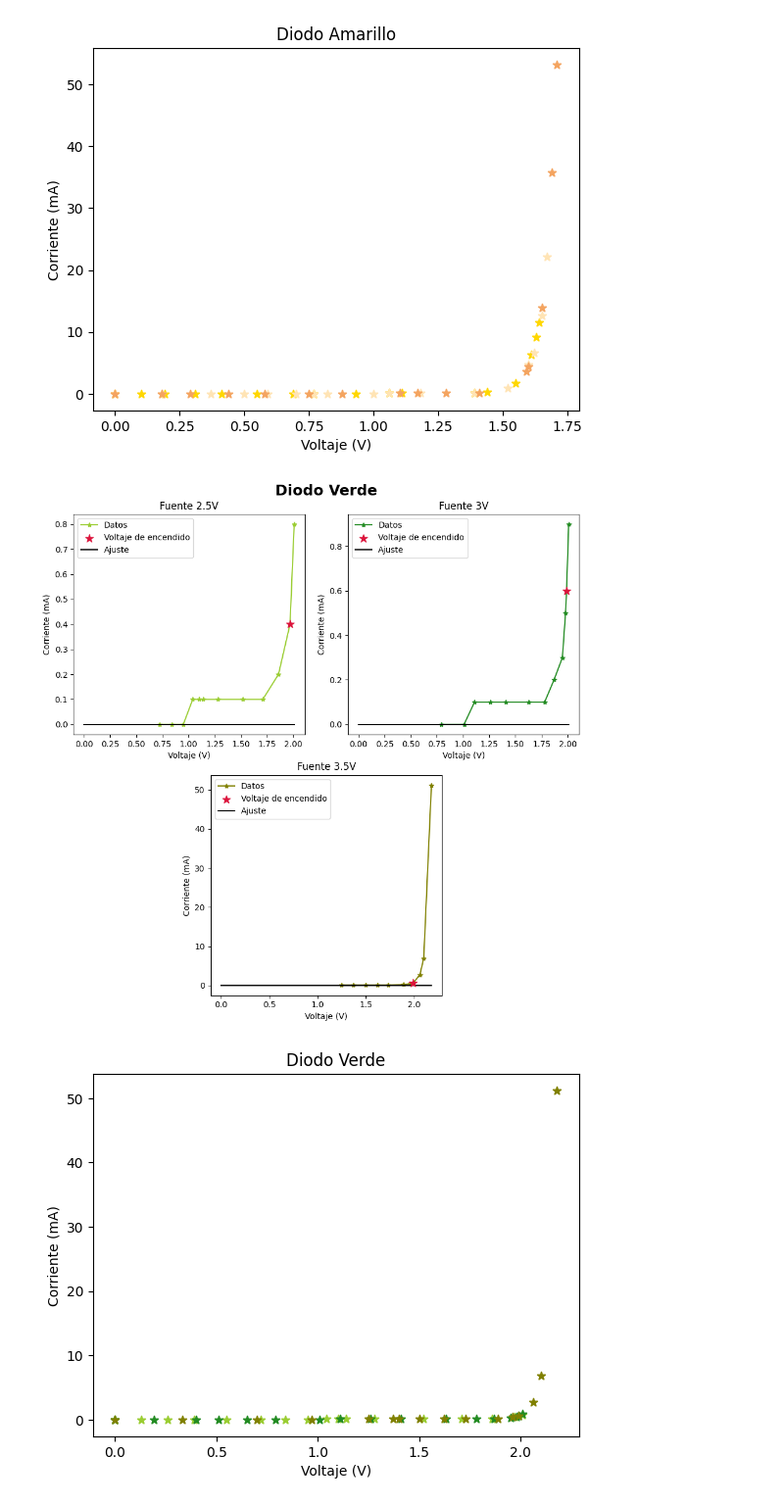
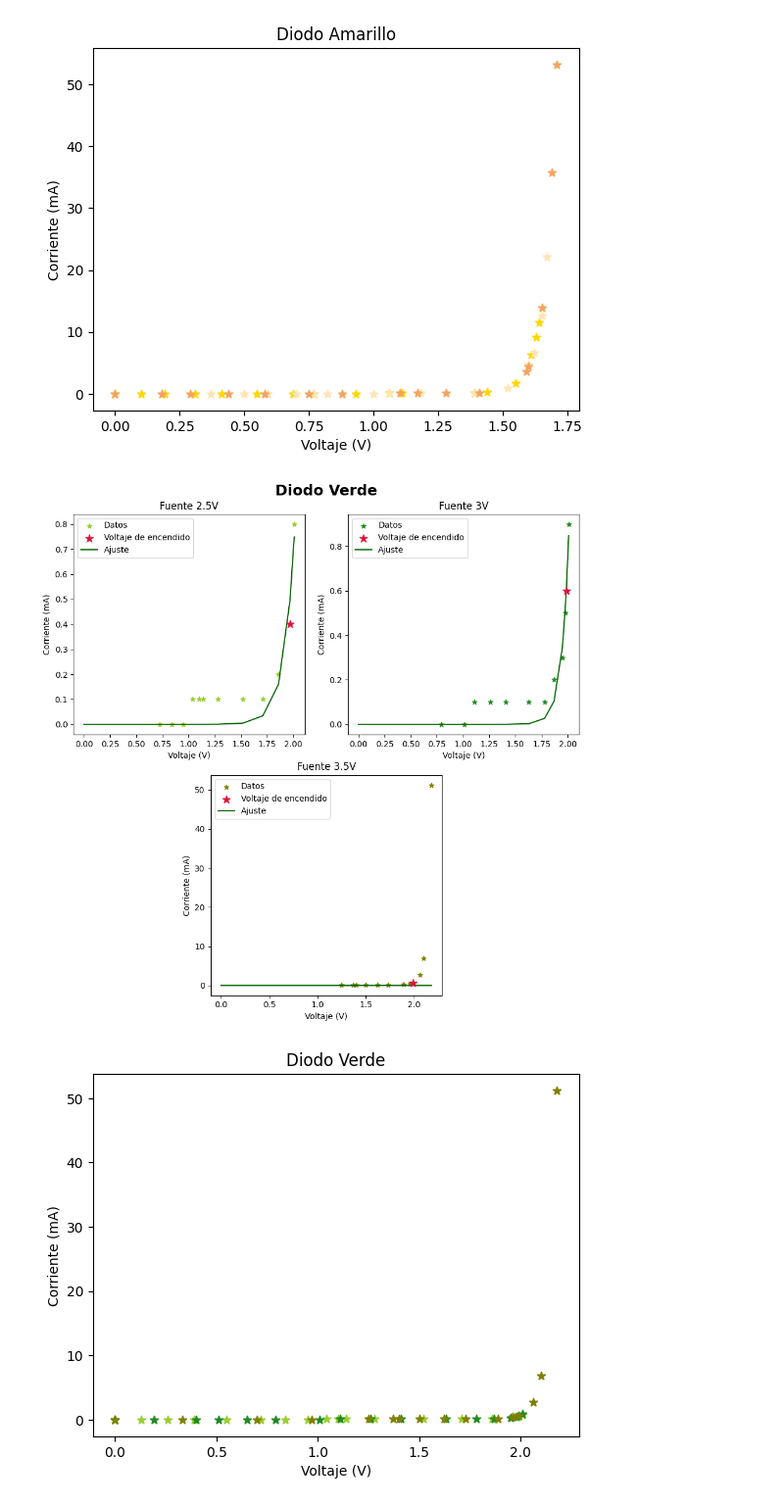
Before and after one commit to Emyfoton/Codigos_pregrado, a Jupyter notebook: Emydiodos.ipynb, the cells around one changed output. Shown at 98% size. Cells and saved outputs as stored; diff of their text form; code cells hidden in the pictures.

```diff
--- a/Emydiodos.ipynb
+++ b/Emydiodos.ipynb
@@ -215,48 +215,48 @@ ax.axis("off")  # No hay gráfico central
 
 # Subgráfico 1 Esquina superior izquierda
 ax1 = inset_axes(ax, width="45%", height="45%", loc='upper left')
-ax1.plot(Vg_25[5:], Ig_25[5:], color="yellowgreen", marker="*", label="Datos")
+ax1.scatter(Vg_25[5:], Ig_25[5:], color="yellowgreen", marker="*", label="Datos")
 ax1.scatter(Vg_25[-2], Ig_25[-2], color='crimson', marker='*', s=100, label="Voltaje de encendido", zorder=5)
 
-p0= [1e-9, 1.5]
+p0= [1e-7, 1]
 params6, covariance6= curve_fit(ajuste, Vg_25, Ig_25, p0=p0)
-ax1.plot(Vg_25, ajuste(Vg_25, *params), color="black", label="Ajuste")
+ax1.plot(Vg_25, ajuste(Vg_25, *params6), color="darkgreen", label="Ajuste")
 
 ax1.set_title("Fuente 2.5V")
 ax1.set_xlabel("Voltaje (V)")
 ax1.set_ylabel("Corriente (mA)")
 ax1.legend()
 
 # Subgráfico 2 Esquina superior derecha
 ax2 = inset_axes(ax, width="45%", height="45%", loc='upper right')
-ax2.plot(Vg_3[5:], Ig_3[5:], color="forestgreen", marker="*", label="Datos")
+ax2.scatter(Vg_3[5:], Ig_3[5:], color="forestgreen", marker="*", label="Datos")
 ax2.scatter(Vg_3[-2], Ig_3[-2], color='crimson', marker='*', s=100, label="Voltaje de encendido", zorder=5)
 
-p0= [1e-9, 1.5]
+p0= [1e-7, 1.5]
 params7, covariance7= curve_fit(ajuste, Vg_3, Ig_3, p0=p0)
-ax2.plot(Vg_3, ajuste(Vg_3, *params), color="black", label="Ajuste")
+ax2.plot(Vg_3, ajuste(Vg_3, *params7), color="darkgreen", label="Ajuste")
 
 ax2.set_title("Fuente 3V")
 ax2.set_xlabel("Voltaje (V)")
 ax2.set_ylabel("Corriente (mA)")
 ax2.legend()
 
 # Subgráfico 3: Parte inferior
 ax3 = inset_axes(ax, width="45%", height="45%", loc='lower center')
-ax3.plot(Vg_35[5:], Ig_35[5:], color="olive", marker="*", label="Datos")
+ax3.scatter(Vg_35[4:], Ig_35[4:], color="olive", marker="*", label="Datos")
 ax3.scatter(Vg_35[-4], Ig_35[-4], color='crimson', marker='*', s=100, label="Voltaje de encendido", zorder=5)
 
-p0= [1e-9, 1.5]
+p0= [1e-9, 2]
 params8, covariance8= curve_fit(ajuste, Vg_35, Ig_35, p0=p0)
-ax3.plot(Vg_35, ajuste(Vg_35, *params8), color="black", label="Ajuste")
+ax3.plot(Vg_35, ajuste(Vg_35, *params8), color="darkgreen", label="Ajuste")
 
 ax3.set_title("Fuente 3.5V")
 ax3.set_xlabel("Voltaje (V)")
 ax3.set_ylabel("Corriente (mA)")
 ax3.legend()
 
 plt.tight_layout()
 plt.show()
 # %% [output]
-[figure, old version]
+[figure, new version]
 # %%
```
Also changed, not shown: parts of 11 cells of this notebook.
